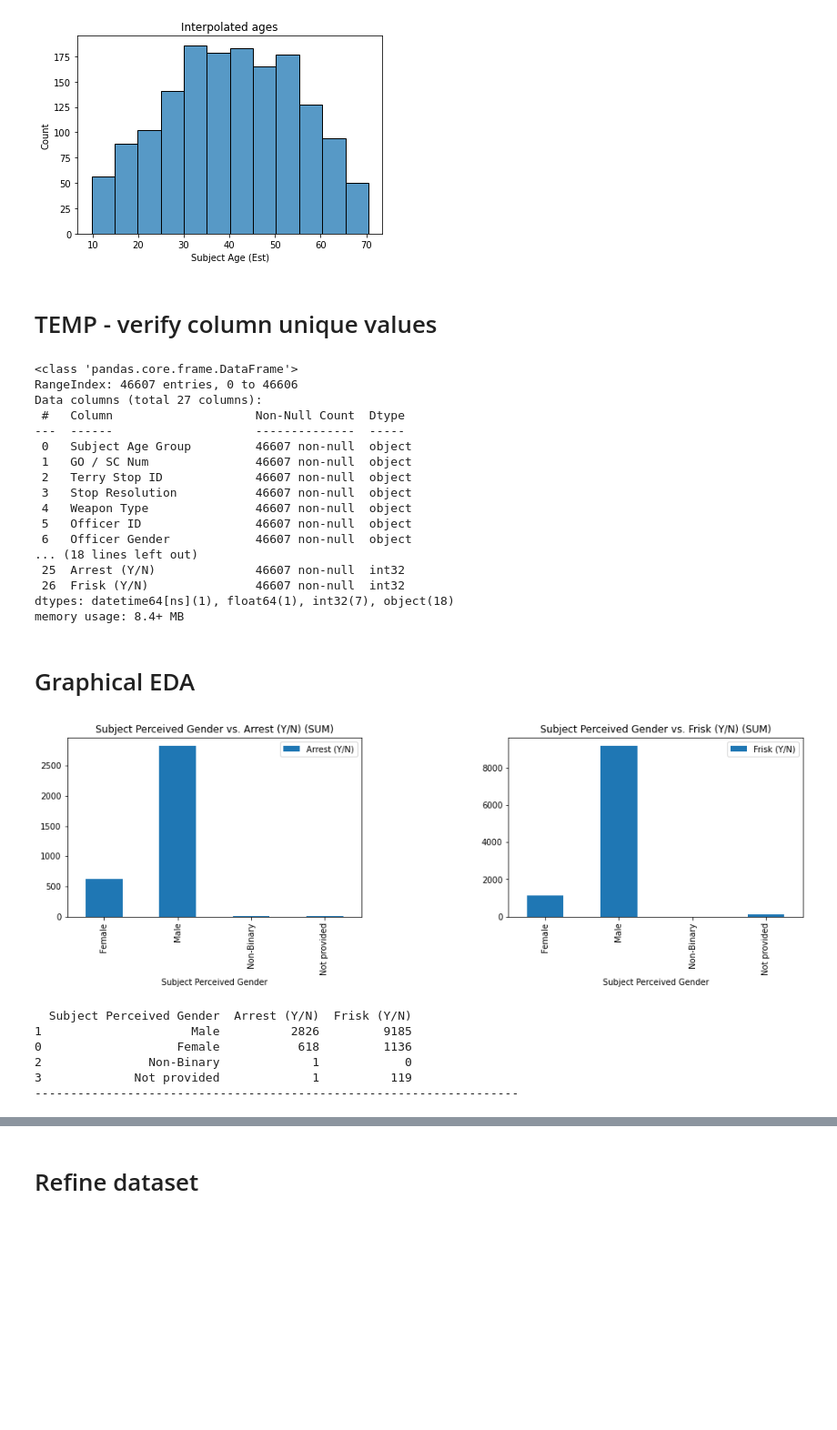
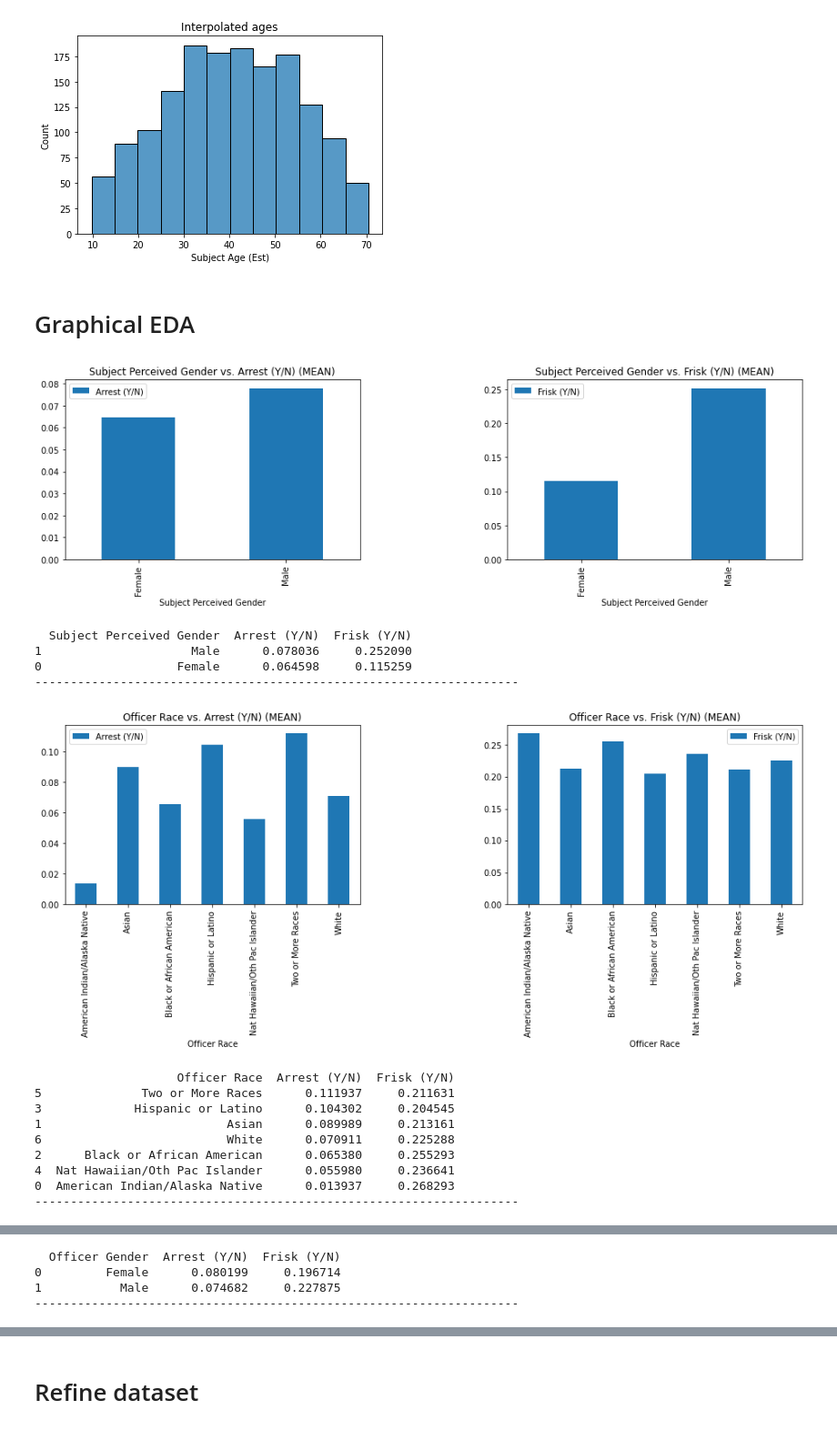
Before and after one commit to sethnlewis/Policing-Bias, a Jupyter notebook: analysis/EDA.ipynb, the cells around one changed output, grey strips where cells are left out. Shown: that part at 91% size. Saved outputs shown, nothing was run; the diff lists cells and outputs as text; code cells hidden in the pictures; blank space fills up the shorter version.

```diff
--- a/analysis/EDA.ipynb
+++ b/analysis/EDA.ipynb
@@ -296,8 +302,6 @@ if 'Subject ID' in df.columns:
     df.drop('Subject ID', axis=1, inplace=True)
 
 
-
-
 # Identify whether race of officer is same as race of subject
 df['Same Race (Y/N)'] = (df['Officer Race'] == df['Subject Perceived Race']).astype('int')
 
@@ -312,71 +316,70 @@ if 'Arrest Flag' in df.columns:
 if 'Frisk Flag' in df.columns:
     df['Frisk (Y/N)'] = (df['Frisk Flag'] == 'Y').astype('int')
     df.drop('Frisk Flag', axis=1, inplace=True)
+
+# Stop resolution
+df['Stop Resolution: Arrest (Method2)'] = (df['Stop Resolution'] == 'Arrest').astype('int')
+
+
+# Revisiting subject perceived gender
+# Difficult decision to make, but with a sample size of only 5 people, the
+# amount of data is insufficient to provide a statistically significant understanding
+# of how non-binary perception affects arrest rate
+df['Subject Perceived Gender'].replace('Non-Binary', np.nan, inplace=True)
+
+
+# Optionally categorize 'Officer Squad'
+# Officer Squad
 # %%
 # Remove missing values and reset index
 df.dropna(inplace=True)
 df.reset_index(inplace=True, drop=True)
-df['Officer Age'] = df['Officer Age'].astype('int')
-# %% [markdown]
-# TEMP - verify column unique values
-# %%
-df.info()
-# %% [output]
-<class 'pandas.core.frame.DataFrame'>
-RangeIndex: 46607 entries, 0 to 46606
-Data columns (total 27 columns):
- #   Column                    Non-Null Count  Dtype
----  ------                    --------------  -----
- 0   Subject Age Group         46607 non-null  object
- 1   GO / SC Num               46607 non-null  object
- 2   Terry Stop ID             46607 non-null  object
- 3   Stop Resolution           46607 non-null  object
- 4   Weapon Type               46607 non-null  object
- 5   Officer ID                46607 non-null  object
- 6   Officer Gender            46607 non-null  object
-... (18 lines left out)
- 25  Arrest (Y/N)              46607 non-null  int32
- 26  Frisk (Y/N)               46607 non-null  int32
-dtypes: datetime64[ns](1), float64(1), int32(7), object(18)
-memory usage: 8.4+ MB
 # %% [markdown]
 # Graphical EDA
 # %%
 # BAR GRAPHS FOR ***AVERAGE OR SUM*** OF METRICS
 
 df_graphical = pd.concat([df, pd.get_dummies(df['Stop Resolution'], prefix='Resolution')], axis=1)
 
 # Average metrics by age group
 x_axis = 'Subject Age Group'
 y_axis = ['Arrest (Y/N)', 'Frisk (Y/N)']#, 'Resolution_Arrest', 'Resolution_Citation / Infraction', 'Resolution_Field Contact', 'Resolution_Offense Report', 'Resolution_Referred for Prosecution']
 #bar_plot(df_graphical, x_axis, y_axis, 'mean', verbose=False)
 
 # Average metrics by subject race
 x_axis = 'Subject Perceived Race'
 #y_axis = ['Resolution_Arrest', 'Resolution_Citation / Infraction', 'Resolution_Field Contact', 'Resolution_Offense Report', 'Resolution_Referred for Prosecution']
 #bar_plot(df_graphical, x_axis, y_axis, 'sum', verbose=True)
 
 # Gender metrics
 x_axis = 'Subject Perceived Gender'
 y_axis = ['Arrest (Y/N)', 'Frisk (Y/N)']
-bar_plot(df_graphical, x_axis, y_axis, 'sum', verbose=True)
+bar_plot(df_graphical, x_axis, y_axis, 'mean', verbose=True)
 
 # Officer race
 x_axis = 'Officer Race'
-#bar_plot(df_graphical, x_axis, y_axis, 'mean',verbose=True)
+bar_plot(df_graphical, x_axis, y_axis, 'mean',verbose=True)
 
 # Officer gender
 x_axis = 'Officer Gender'
-#bar_plot(df_graphical, x_axis, y_axis, 'mean', verbose=True)
+bar_plot(df_graphical, x_axis, y_axis, 'mean', verbose=True)
 
-# Officer gender
+# Officer age
 x_axis = 'Officer Age'
-#bar_plot(df_graphical, x_axis, y_axis, 'mean', verbose=True)
+bar_plot(df_graphical, x_axis, y_axis, 'mean', verbose=True)
 # %% [output]
-[figure, old version]
+[figure, new version]
   Subject Perceived Gender  Arrest (Y/N)  Frisk (Y/N)
-1                     Male          2826         9185
-0                   Female           618         1136
-2               Non-Binary             1            0
-3             Not provided             1          119
+1                     Male      0.078036     0.252090
+0                   Female      0.064598     0.115259
 --------------------------------------------------------------------
+[figure, added]
+                    Officer Race  Arrest (Y/N)  Frisk (Y/N)
+5              Two or More Races      0.111937     0.211631
+3             Hispanic or Latino      0.104302     0.204545
+1                          Asian      0.089989     0.213161
+6                          White      0.070911     0.225288
+2      Black or African American      0.065380     0.255293
+4  Nat Hawaiian/Oth Pac Islander      0.055980     0.236641
+0  American Indian/Alaska Native      0.013937     0.268293
+--------------------------------------------------------------------
@@ -382,0 +387,4 @@ x_axis = 'Officer Age'
+  Officer Gender  Arrest (Y/N)  Frisk (Y/N)
+0         Female      0.080199     0.196714
+1           Male      0.074682     0.227875
+--------------------------------------------------------------------
```
Also changed, not shown: parts of 28 cells of this notebook, 1 other file.
